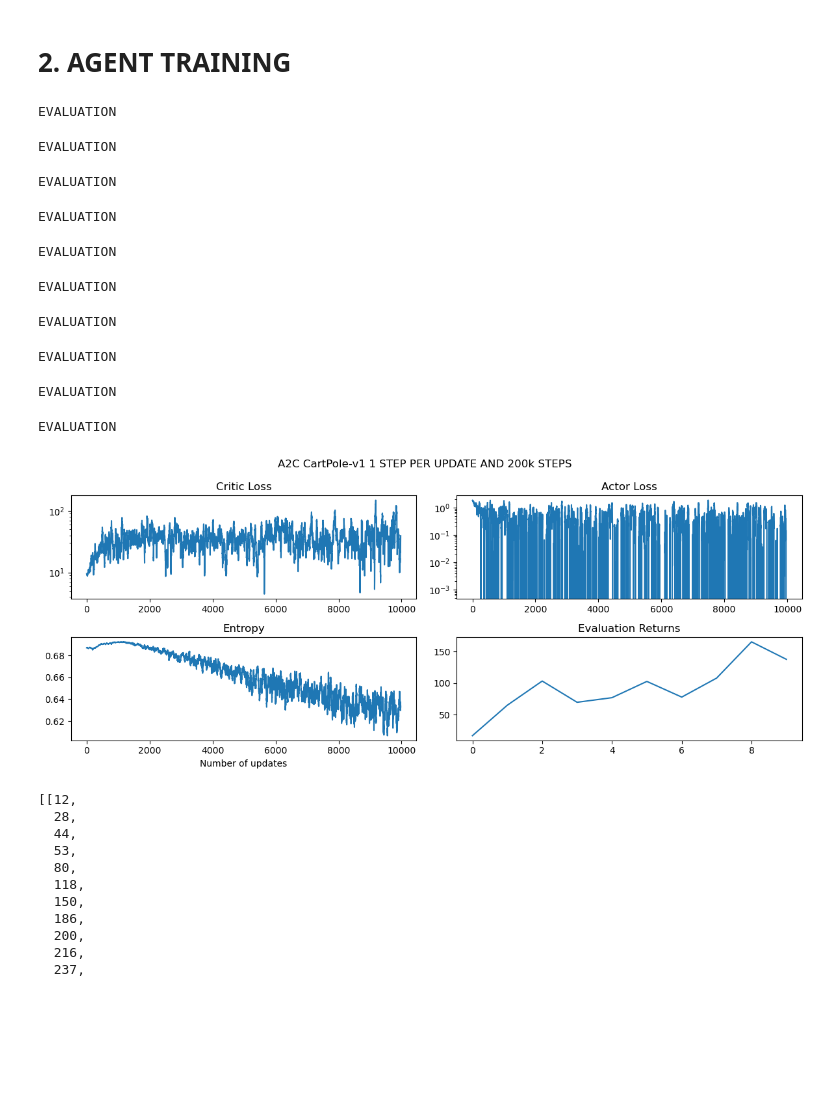
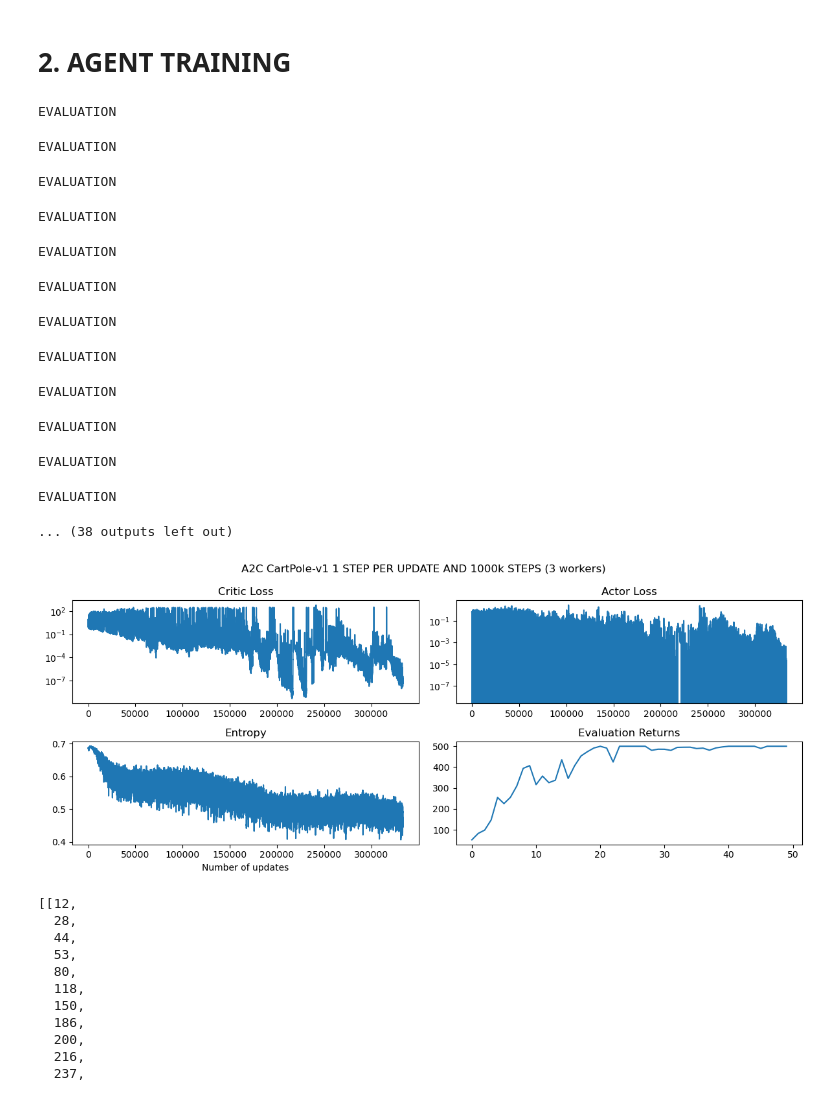
Before and after one commit to AlexisCogne/ANN_project, a Jupyter notebook: test_kworkers_discrete.ipynb, the cells around one changed output. Saved outputs shown, nothing was run; the diff lists cells and outputs as text; code cells hidden in the pictures; blank space fills up the shorter version.

```diff
--- a/test_kworkers_discrete.ipynb
+++ b/test_kworkers_discrete.ipynb
@@ -22,11 +19,11 @@ The autoreload extension is already loaded. To reload it, use:
 # %%
 # HYPERPARAMETERS
 # environment hyperparams
-n_steps = 100000
-n_envs = 2
-n_steps_per_update = 5
+n_steps = 1000000
+n_envs = 3
+n_steps_per_update = 1
 n_updates = n_steps // (n_steps_per_update*n_envs)
-evaluation_interval = 10000//(n_steps_per_update*n_envs) # evaluate the agent every 20k steps
+evaluation_interval = 20000//(n_steps_per_update*n_envs) # evaluate the agent every 20k steps
 n_eval_runs = 10 # how many evaluation runs to do each 20k steps
 
 # agent hyperparams
@@ -214,12 +211,15 @@ EVALUATION
 EVALUATION
 EVALUATION
 EVALUATION
+EVALUATION
+EVALUATION
+... (38 outputs left out)
 # %%
 rolling_length = 30
 
 fig, axs = plt.subplots(nrows=2, ncols=2, figsize=(12, 5))
 #set title of the plot
-fig.suptitle("A2C CartPole-v1 1 STEP PER UPDATE AND 200k STEPS")
+fig.suptitle("A2C CartPole-v1 1 STEP PER UPDATE AND 1000k STEPS (3 workers)")
 critic_losses = np.array(critic_losses)
 capped_loss = critic_losses[critic_losses < 1]
 critic_ma = (
@@ -229,34 +229,34 @@ critic_ma = (
 axs[0, 0].plot(critic_ma)
 axs[0, 0].set_title('Critic Loss')
 axs[0, 0].set_yscale('log')  # Set log scale for the y-axis
 actor_ma = (
     np.convolve(np.array(actor_losses), np.ones(rolling_length), mode="valid")
     / rolling_length
 )
 axs[0, 1].plot(actor_ma)
 axs[0, 1].set_title('Actor Loss')
 axs[0, 1].set_yscale('log')  # Set log scale for the y-axis
 
 
 # entropy
 axs[1][0].set_title("Entropy")
 entropy_moving_average = (
     np.convolve(np.array(entropies), np.ones(rolling_length), mode="valid")
     / rolling_length
 )
 axs[1][0].plot(entropy_moving_average)
 axs[1][0].set_xlabel("Number of updates")
 
 
 
 #axs[1, 1].plot(steps_episodes, episode_returns)
 #axs[1, 1].set_title('Episode Rewards')
 axs[1, 1].plot(evaluation_returns)
 axs[1, 1].set_title('Evaluation Returns')
 plt.tight_layout()
 plt.show()
 # %% [output]
-[figure, old version]
+[figure, new version]
 # %%
 #save the plot
 fig.savefig("A2C_boot_1step_stochastic_2.png")
```
Also changed, not shown: parts of 1 cell of this notebook, 3 other files.
